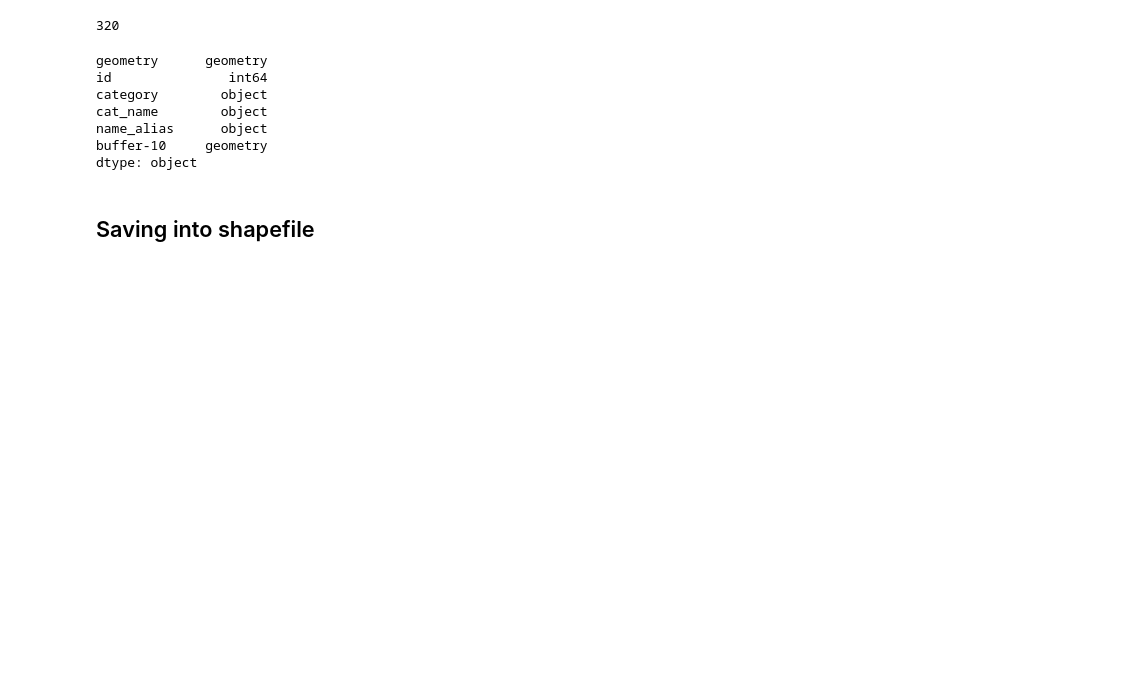
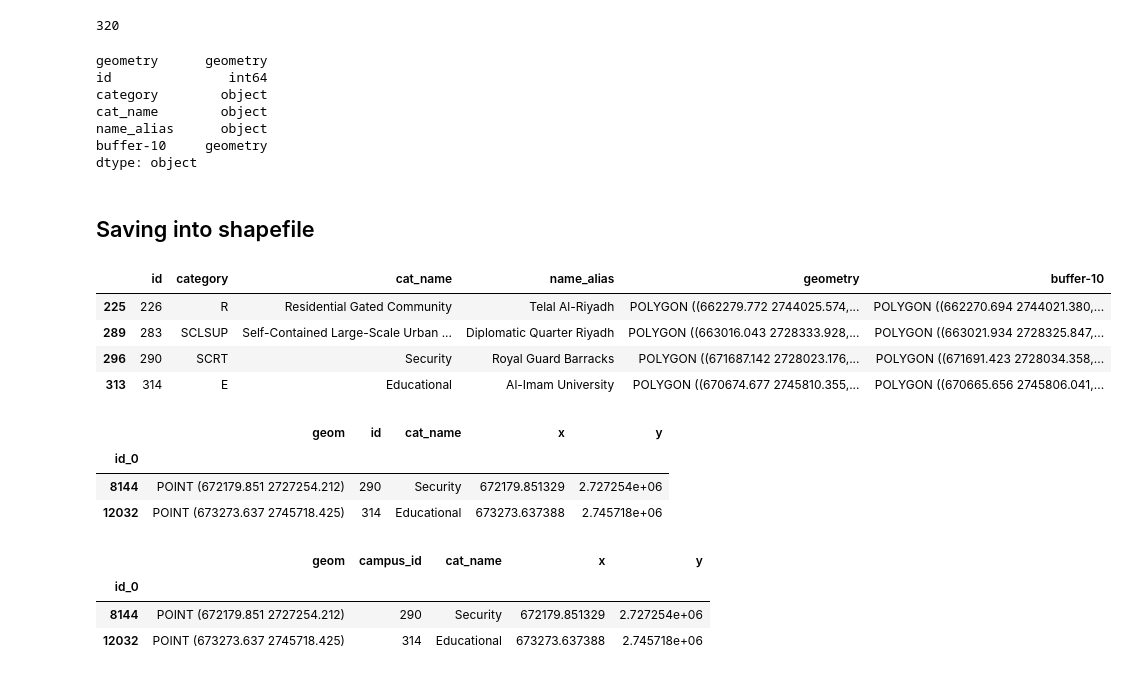
Before and after one commit to gregmaya/Riyadh_modeling, a Jupyter notebook: recreating_polygons.ipynb, the cells around one changed output. Cells and saved outputs as stored; diff of their text form; code cells hidden in the pictures; blank space fills up the shorter version.

```diff
--- a/recreating_polygons.ipynb
+++ b/recreating_polygons.ipynb
@@ -285,3 +285,24 @@ dtype: object
 # %%
 fp= "cl_data/recreating_polygons/campus_remake.shp"
 test_dissolved.to_file(fp)
+# %%
+camp_2[camp_2.name_alias.notnull()]
+# %% [output]
+|  | id | category | cat_name | name_alias | geometry | buffer-10 |
+| 225 | 226 | R | Residential Gated Community | Telal Al-Riyadh | POLYGON ((662279.772 2744025.574,... | POLYGON ((662270.694 2744021.380,... |
+| 289 | 283 | SCLSUP | Self-Contained Large-Scale Urban ... | Diplomatic Quarter Riyadh | POLYGON ((663016.043 2728333.928,... | POLYGON ((663021.934 2728325.847,... |
+| 296 | 290 | SCRT | Security | Royal Guard Barracks | POLYGON ((671687.142 2728023.176,... | POLYGON ((671691.423 2728034.358,... |
+| 313 | 314 | E | Educational | Al-Imam University | POLYGON ((670674.677 2745810.355,... | POLYGON ((670665.656 2745806.041,... |
+# %%
+#importing the points of the entrances
+sqlquery = "SELECT * FROM riyadh.focus_campus_entrances;"
+entrances = gpd.read_postgis(sqlquery, engine, geom_col='geom', crs=None, index_col="id_0")
+
+#creating a spatial index
+entrances.sindex
+entrances.head(2)
+# %% [output]
+|  | geom | id | cat_name | x | y |
+| id_0 |  |  |  |  |  |
+| 8144 | POINT (672179.851 2727254.212) | 290 | Security | 672179.851329 | 2.727254e+06 |
+| 12032 | POINT (673273.637 2745718.425) | 314 | Educational | 673273.637388 | 2.745718e+06 |
@@ -287,0 +311,7 @@ test_dissolved.to_file(fp)
+# %%
+entrances.head(2)
+# %% [output]
+|  | geom | campus_id | cat_name | x | y |
+| id_0 |  |  |  |  |  |
+| 8144 | POINT (672179.851 2727254.212) | 290 | Security | 672179.851329 | 2.727254e+06 |
+| 12032 | POINT (673273.637 2745718.425) | 314 | Educational | 673273.637388 | 2.745718e+06 |
```
Also changed, not shown: parts of 2 cells of this notebook, 13 other files.
